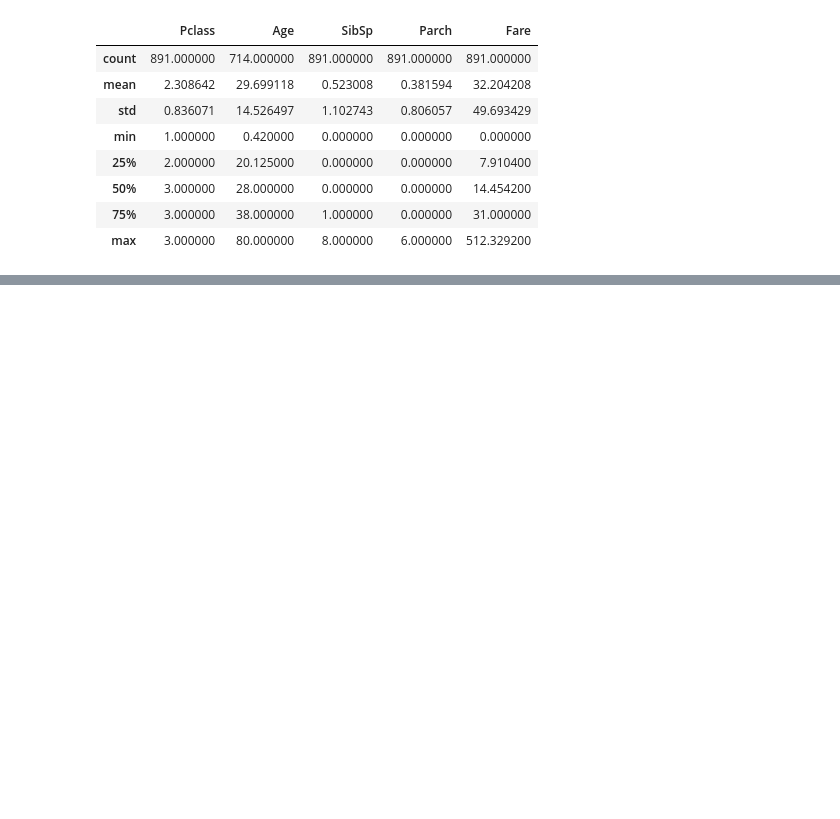
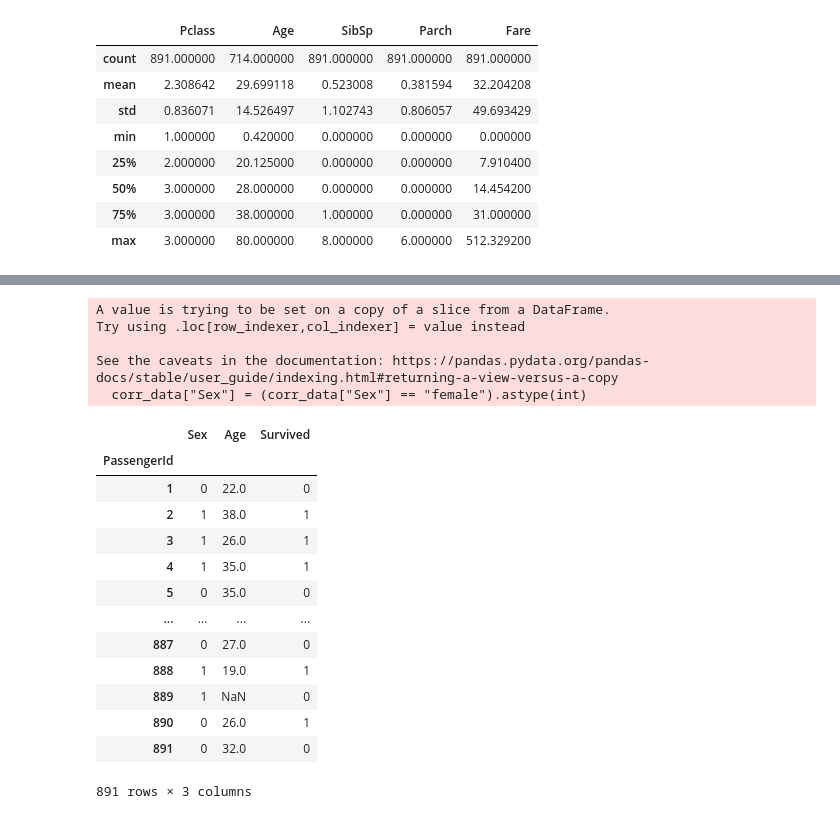
Before and after one commit to Arturawesome/-NeuralNetworksComputerVision, a Jupyter notebook: Pandas_MFTI_kurse.ipynb, the cells around one changed output, grey strips where cells are left out. Saved outputs shown, nothing was run; the diff lists cells and outputs as text; code cells hidden in the pictures; blank space fills up the shorter version.

```diff
--- a/Pandas_MFTI_kurse.ipynb
+++ b/Pandas_MFTI_kurse.ipynb
@@ -334,0 +435,25 @@ titanic_passengers.describe() # get a standart parameters of math stat -> mean v
+# %%
+corr_data["Sex"] = (corr_data["Sex"] == "female").astype(int)
+# %% [output]
+A value is trying to be set on a copy of a slice from a DataFrame.
+Try using .loc[row_indexer,col_indexer] = value instead
+
+See the caveats in the documentation: https://pandas.pydata.org/pandas-docs/stable/user_guide/indexing.html#returning-a-view-versus-a-copy
+  corr_data["Sex"] = (corr_data["Sex"] == "female").astype(int)
+# %%
+corr_data
+# %% [output]
+|  | Sex | Age | Survived |
+| PassengerId |  |  |  |
+| 1 | 0 | 22.0 | 0 |
+| 2 | 1 | 38.0 | 1 |
+| 3 | 1 | 26.0 | 1 |
+| 4 | 1 | 35.0 | 1 |
+| 5 | 0 | 35.0 | 0 |
+| ... | ... | ... | ... |
+| 887 | 0 | 27.0 | 0 |
+| 888 | 1 | 19.0 | 1 |
+| 889 | 1 | NaN | 0 |
+| 890 | 0 | 26.0 | 1 |
+| 891 | 0 | 32.0 | 0 |
+891 rows × 3 columns
```
Also changed, not shown: parts of 27 cells of this notebook.
